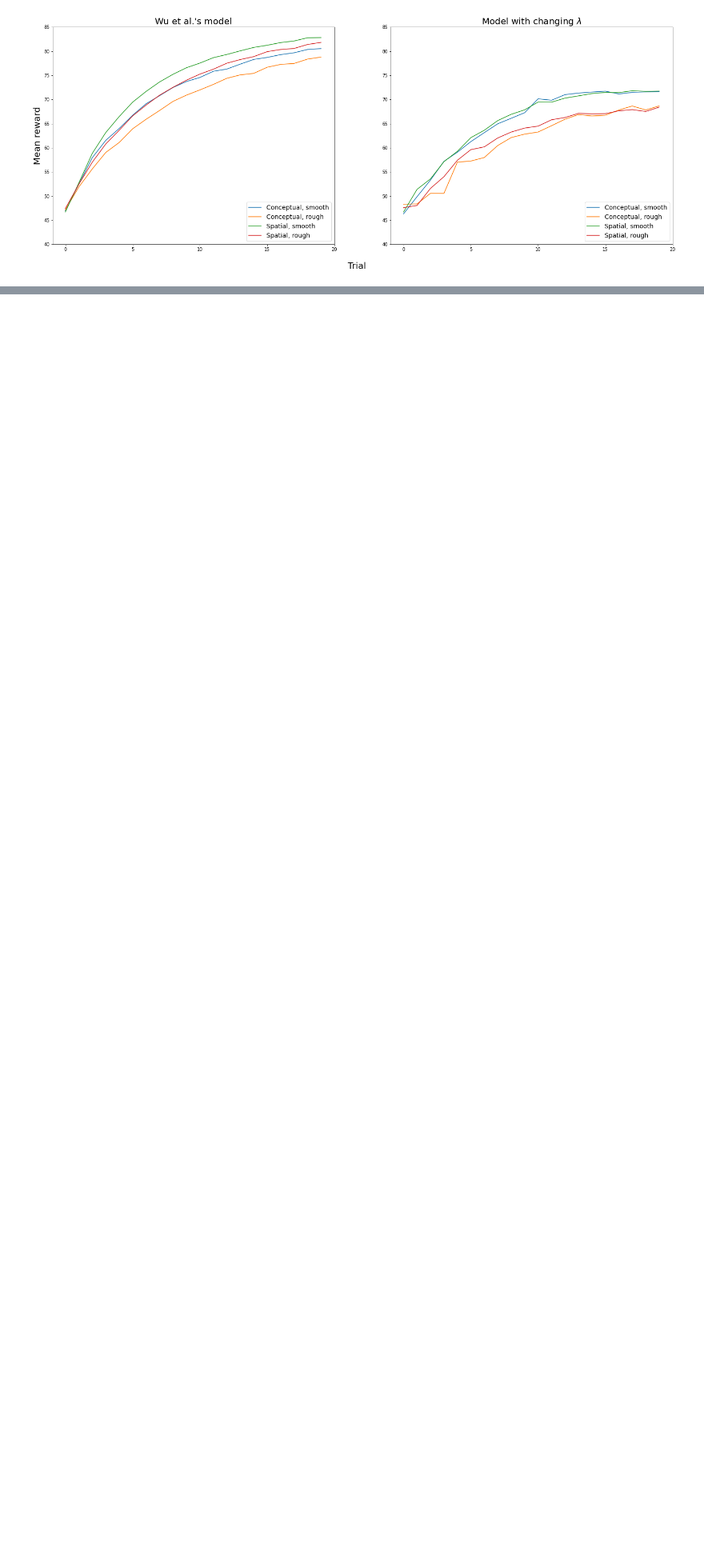
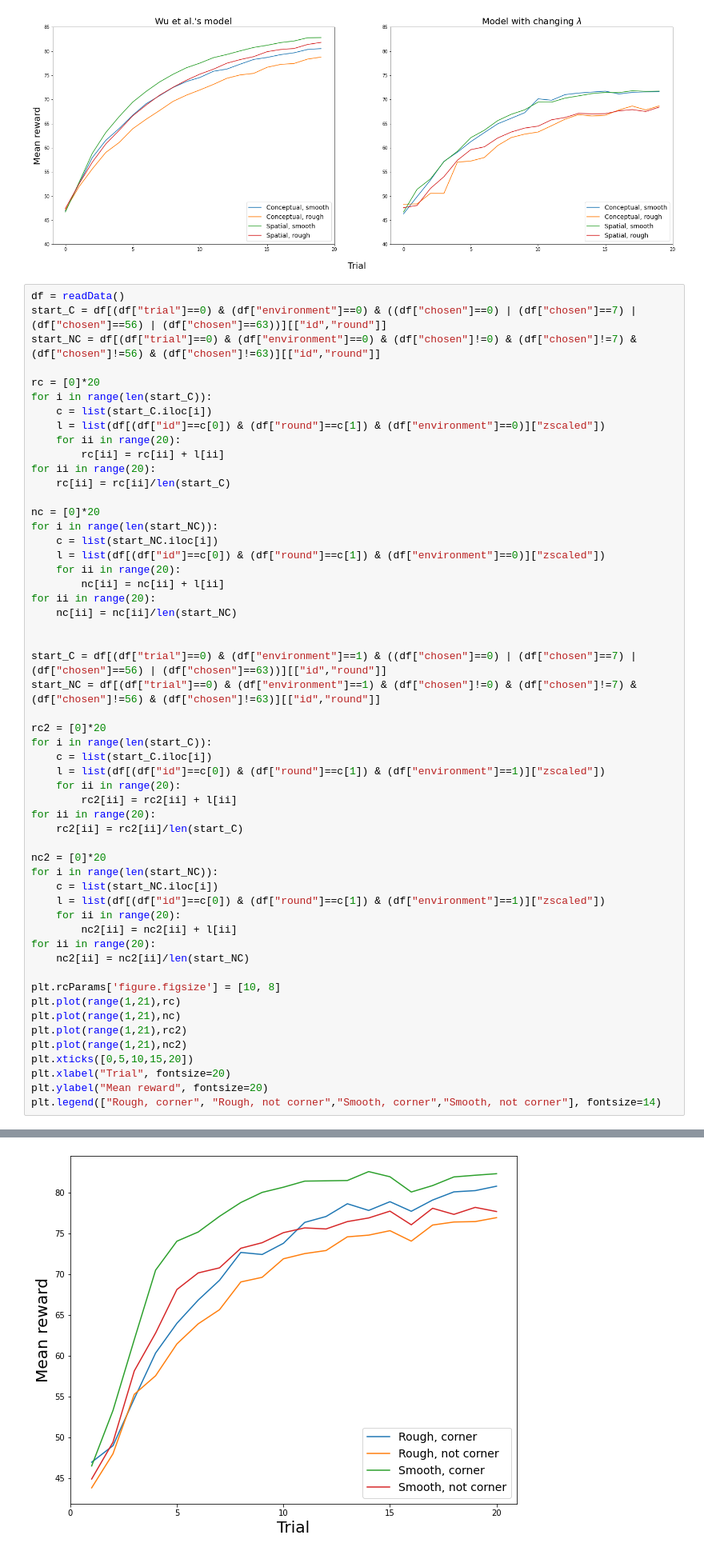
Before and after one commit to JaakkoKoli/Masters-thesis, a Jupyter notebook: plots.ipynb, the cells around one changed output, grey strips where cells are left out. Shown at 80% size. Saved outputs shown, nothing was run; the diff lists cells and outputs as text; blank space fills up the shorter version.

```diff
--- a/plots.ipynb
+++ b/plots.ipynb
@@ -215,3 +251,58 @@ axes[0].set_ylabel("Mean reward", fontsize=20)
 # %% [output]
 Text(0, 0.5, 'Mean reward')
 [figure]
+# %%
+df = readData()
+start_C = df[(df["trial"]==0) & (df["environment"]==0) & ((df["chosen"]==0) | (df["chosen"]==7) | (df["chosen"]==56) | (df["chosen"]==63))][["id","round"]]
+start_NC = df[(df["trial"]==0) & (df["environment"]==0) & (df["chosen"]!=0) & (df["chosen"]!=7) & (df["chosen"]!=56) & (df["chosen"]!=63)][["id","round"]]
+
+rc = [0]*20
+for i in range(len(start_C)):
+    c = list(start_C.iloc[i])
+    l = list(df[(df["id"]==c[0]) & (df["round"]==c[1]) & (df["environment"]==0)]["zscaled"])
+    for ii in range(20):
+        rc[ii] = rc[ii] + l[ii]
+for ii in range(20):
+    rc[ii] = rc[ii]/len(start_C)
+
+nc = [0]*20
+for i in range(len(start_NC)):
+    c = list(start_NC.iloc[i])
+    l = list(df[(df["id"]==c[0]) & (df["round"]==c[1]) & (df["environment"]==0)]["zscaled"])
+    for ii in range(20):
+        nc[ii] = nc[ii] + l[ii]
+for ii in range(20):
+    nc[ii] = nc[ii]/len(start_NC)
+
+
+start_C = df[(df["trial"]==0) & (df["environment"]==1) & ((df["chosen"]==0) | (df["chosen"]==7) | (df["chosen"]==56) | (df["chosen"]==63))][["id","round"]]
+start_NC = df[(df["trial"]==0) & (df["environment"]==1) & (df["chosen"]!=0) & (df["chosen"]!=7) & (df["chosen"]!=56) & (df["chosen"]!=63)][["id","round"]]
+
+rc2 = [0]*20
+for i in range(len(start_C)):
+    c = list(start_C.iloc[i])
+    l = list(df[(df["id"]==c[0]) & (df["round"]==c[1]) & (df["environment"]==1)]["zscaled"])
+    for ii in range(20):
+        rc2[ii] = rc2[ii] + l[ii]
+for ii in range(20):
+    rc2[ii] = rc2[ii]/len(start_C)
+
+nc2 = [0]*20
+for i in range(len(start_NC)):
+    c = list(start_NC.iloc[i])
+    l = list(df[(df["id"]==c[0]) & (df["round"]==c[1]) & (df["environment"]==1)]["zscaled"])
+    for ii in range(20):
+        nc2[ii] = nc2[ii] + l[ii]
+for ii in range(20):
+    nc2[ii] = nc2[ii]/len(start_NC)
+
+plt.rcParams['figure.figsize'] = [10, 8]
+plt.plot(range(1,21),rc)
+plt.plot(range(1,21),nc)
+plt.plot(range(1,21),rc2)
+plt.plot(range(1,21),nc2)
+plt.xticks([0,5,10,15,20])
+plt.xlabel("Trial", fontsize=20)
+plt.ylabel("Mean reward", fontsize=20)
+plt.legend(["Rough, corner", "Rough, not corner","Smooth, corner","Smooth, not corner"], fontsize=14)
+# %% [output]
@@ -217,0 +310 @@ Text(0, 0.5, 'Mean reward')
+[figure, added]
```
Also changed, not shown: parts of 23 cells of this notebook, 22 other files.
